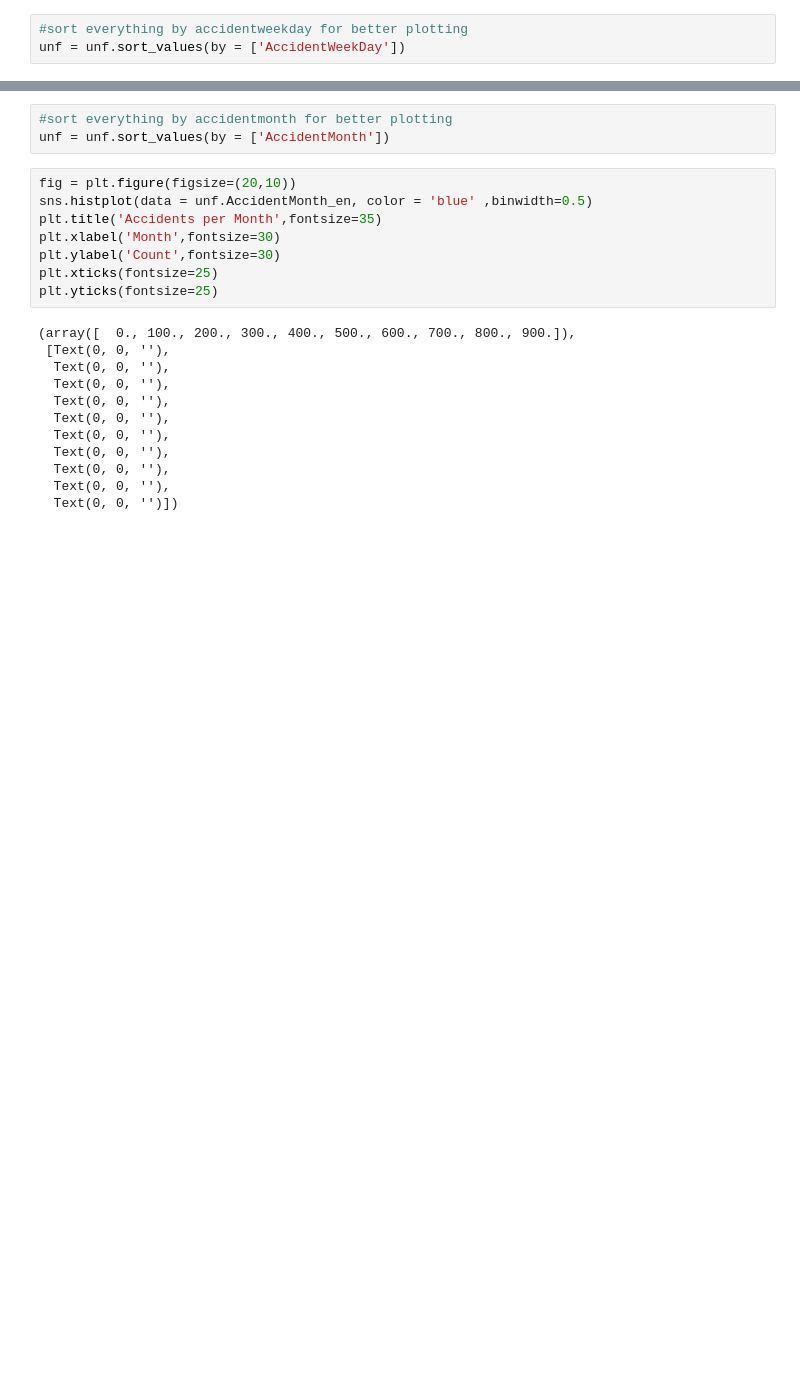
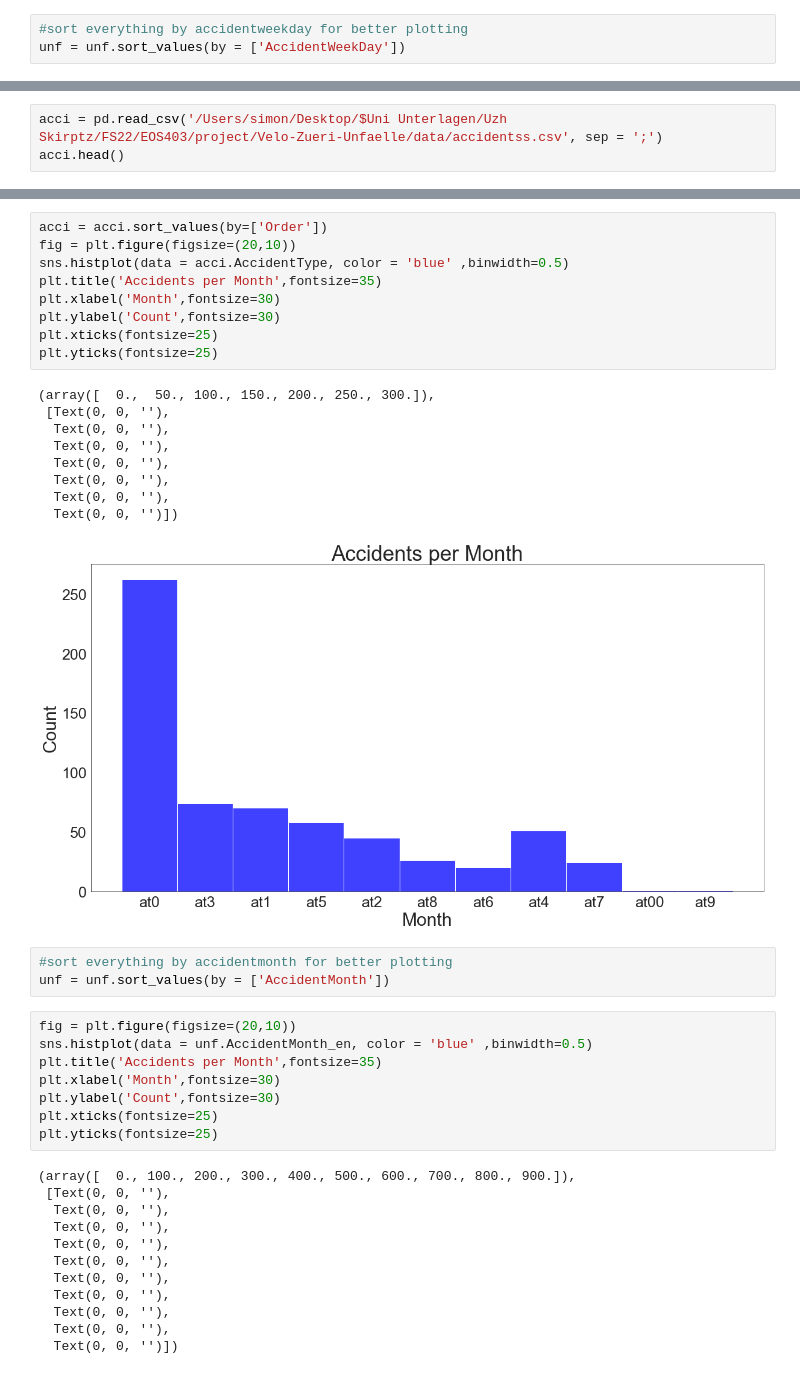
Before and after one commit to thereallinusrg/Velo-Zueri-Unfaelle, a Jupyter notebook: simon-notebook.ipynb, the cells around one changed output, grey strips where cells are left out. Drawn from its saved outputs; the diff is of its cells as text; blank space fills up the shorter version.

```diff
--- a/simon-notebook.ipynb
+++ b/simon-notebook.ipynb
@@ -106,0 +127,3 @@ Text(0, 0.5, 'Count')
+# %%
+acci = pd.read_csv('/Users/simon/Desktop/$Uni Unterlagen/Uzh Skirptz/FS22/EOS403/project/Velo-Zueri-Unfaelle/data/accidentss.csv', sep = ';')
+acci.head()
@@ -107,3 +138,22 @@ Text(0, 0.5, 'Count')
+# %%
+acci = acci.sort_values(by=['Order'])
+fig = plt.figure(figsize=(20,10))
+sns.histplot(data = acci.AccidentType, color = 'blue' ,binwidth=0.5)
+plt.title('Accidents per Month',fontsize=35)
+plt.xlabel('Month',fontsize=30)
+plt.ylabel('Count',fontsize=30)
+plt.xticks(fontsize=25)
+plt.yticks(fontsize=25)
+# %% [output]
+(array([  0.,  50., 100., 150., 200., 250., 300.]),
+ [Text(0, 0, ''),
+  Text(0, 0, ''),
+  Text(0, 0, ''),
+  Text(0, 0, ''),
+  Text(0, 0, ''),
+  Text(0, 0, ''),
+  Text(0, 0, '')])
+[figure, added]
 # %%
 #sort everything by accidentmonth for better plotting
 unf = unf.sort_values(by = ['AccidentMonth'])
```
Also changed, not shown: parts of 6 cells of this notebook.
